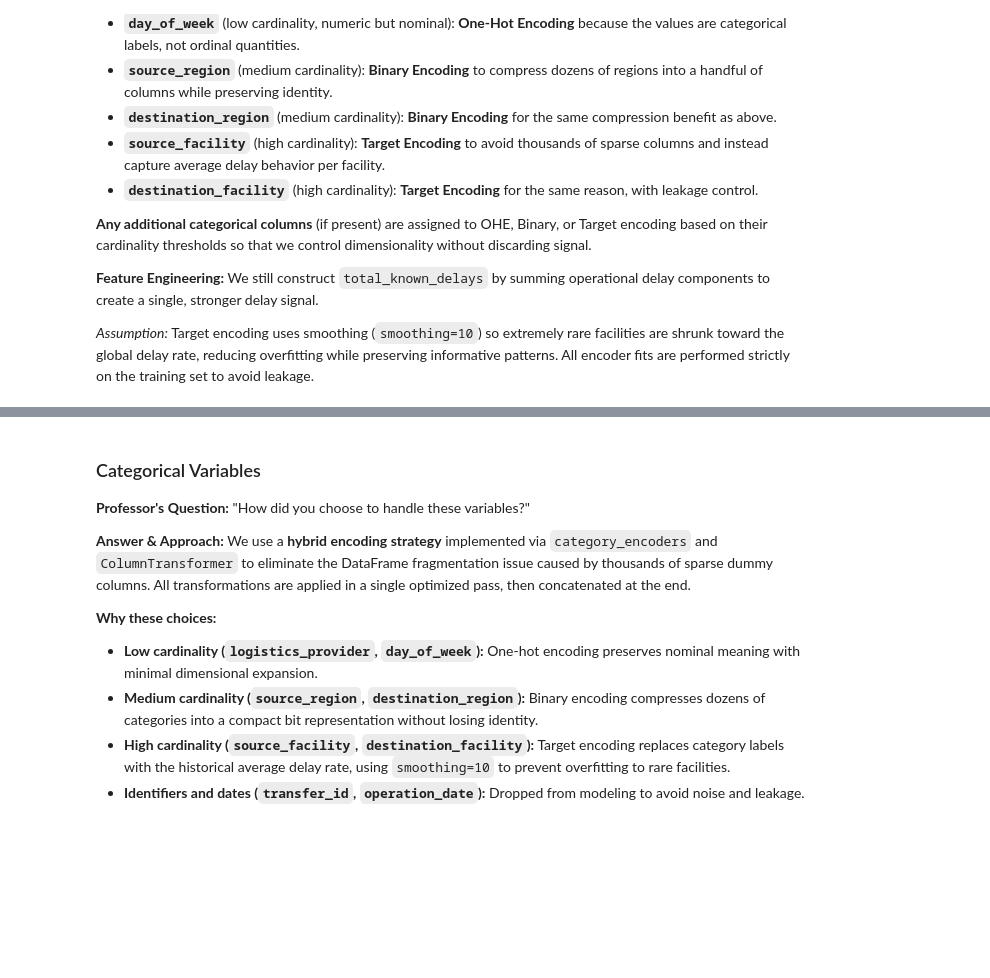
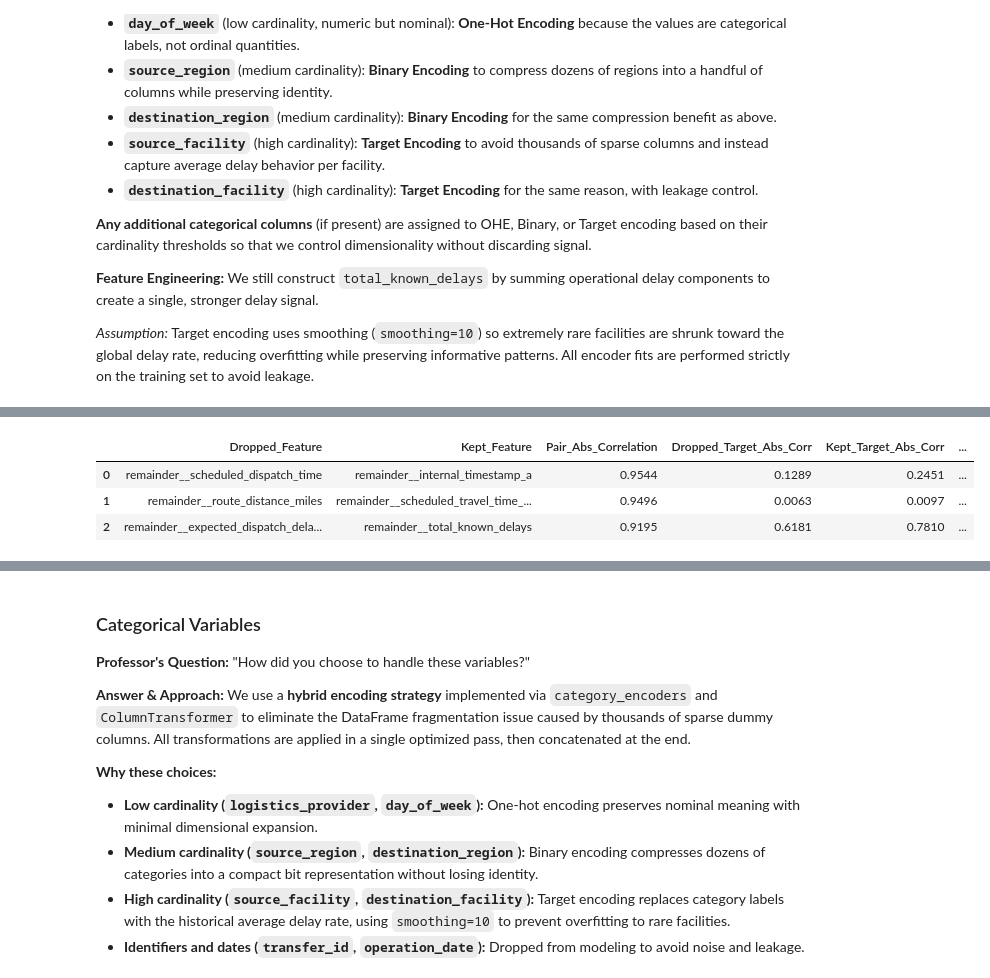
Before and after one commit to InbarKedem/final-project-intro-to-ml, a Jupyter notebook: task.ipynb, the cells around one changed output, grey strips where cells are left out. Drawn from its saved outputs; the diff is of its cells as text; code cells hidden in the pictures; blank space fills up the shorter version.

```diff
--- a/task.ipynb
+++ b/task.ipynb
@@ -1663,0 +1743,94 @@ Encoded feature count: 71
+# %%
+# Reduce dimensionality by removing redundant highly correlated features from a copy.
+corr_drop_threshold = 0.90
+corr_reduction_source = train_encoded_full.copy() if 'train_encoded_full' in globals() else train_clean.copy()
+test_corr_source = test_encoded_full.copy() if 'test_encoded_full' in globals() else test_clean.copy()
+
+protected_corr_features = [
+    col for col in corr_reduction_source.columns
+    if col.endswith('_was_missing') or 'total_known_delays' in col
+]
+
+model_features_before_corr_drop = [col for col in corr_reduction_source.columns if col != 'is_delayed']
+
+target_abs_corr = (
+    corr_reduction_source[model_features_before_corr_drop + ['is_delayed']]
+    .corr(numeric_only=True)['is_delayed']
+    .drop('is_delayed')
+    .abs()
+)
+
+# Recompute the high-correlation pairs so this cell is self-contained.
+corr_matrix_for_drop = corr_reduction_source[model_features_before_corr_drop].corr(numeric_only=True)
+abs_corr_for_drop = corr_matrix_for_drop.abs()
+upper_mask_for_drop = np.triu(np.ones(abs_corr_for_drop.shape), k=1).astype(bool)
+high_corr_pairs_for_drop = (
+    abs_corr_for_drop.where(upper_mask_for_drop)
+    .stack()
+    .reset_index()
+    .rename(columns={'level_0': 'Feature_1', 'level_1': 'Feature_2', 0: 'Abs_Correlation'})
+    .sort_values('Abs_Correlation', ascending=False)
+)
+high_corr_pairs_for_drop = high_corr_pairs_for_drop[
+    high_corr_pairs_for_drop['Abs_Correlation'] >= corr_drop_threshold
+].copy()
+
+features_to_drop = set()
+corr_drop_decisions = []
+
+for _, row in high_corr_pairs_for_drop.iterrows():
+    feature_1 = row['Feature_1']
+    feature_2 = row['Feature_2']
+
+    if feature_1 in features_to_drop or feature_2 in features_to_drop:
+        continue
+
+    feature_1_protected = feature_1 in protected_corr_features
+    feature_2_protected = feature_2 in protected_corr_features
+
+    if feature_1_protected and feature_2_protected:
+        continue
+    elif feature_1_protected:
+        drop_feature = feature_2
+        keep_feature = feature_1
+        reason = 'kept protected engineered/missingness feature'
+    elif feature_2_protected:
+        drop_feature = feature_1
+        keep_feature = feature_2
+        reason = 'kept protected engineered/missingness feature'
+    else:
+        corr_1 = target_abs_corr.get(feature_1, 0)
+        corr_2 = target_abs_corr.get(feature_2, 0)
+        if corr_1 >= corr_2:
+            keep_feature = feature_1
+            drop_feature = feature_2
+        else:
+            keep_feature = feature_2
+            drop_feature = feature_1
+        reason = 'kept stronger absolute target correlation'
+
+    features_to_drop.add(drop_feature)
+    corr_drop_decisions.append({
+        'Dropped_Feature': drop_feature,
+        'Kept_Feature': keep_feature,
+        'Pair_Abs_Correlation': round(row['Abs_Correlation'], 4),
+        'Dropped_Target_Abs_Corr': round(target_abs_corr.get(drop_feature, 0), 4),
+        'Kept_Target_Abs_Corr': round(target_abs_corr.get(keep_feature, 0), 4),
+        'Reason': reason
+    })
+
+corr_drop_decisions = pd.DataFrame(corr_drop_decisions)
+
+if corr_drop_decisions.empty:
+    print(f'No features were dropped using correlation threshold {corr_drop_threshold}.')
+else:
+    print(f'Dropping {len(features_to_drop)} redundant features using correlation threshold {corr_drop_threshold}.')
+    display(corr_drop_decisions)
+
+train_corr_reduced = corr_reduction_source.drop(columns=sorted(features_to_drop))
+test_corr_reduced = test_corr_source.drop(columns=sorted(features_to_drop))
+corr_reduced_features = [col for col in train_corr_reduced.columns if col != 'is_delayed']
+
+print(f'Full encoded feature count still preserved: {len(model_features_before_corr_drop)}')
+print(f'Feature count after pair-correlation reduction: {len(corr_reduced_features)}')
+# %% [output]
@@ -1663,0 +1838,4 @@ Encoded feature count: 71
+|  | Dropped_Feature | Kept_Feature | Pair_Abs_Correlation | Dropped_Target_Abs_Corr | Kept_Target_Abs_Corr | ... |
+| 0 | remainder__scheduled_dispatch_time | remainder__internal_timestamp_a | 0.9544 | 0.1289 | 0.2451 | ... |
+| 1 | remainder__route_distance_miles | remainder__scheduled_travel_time_... | 0.9496 | 0.0063 | 0.0097 | ... |
+| 2 | remainder__expected_dispatch_dela... | remainder__total_known_delays | 0.9195 | 0.6181 | 0.7810 | ... |
```
Also changed, not shown: parts of 7 cells of this notebook.
